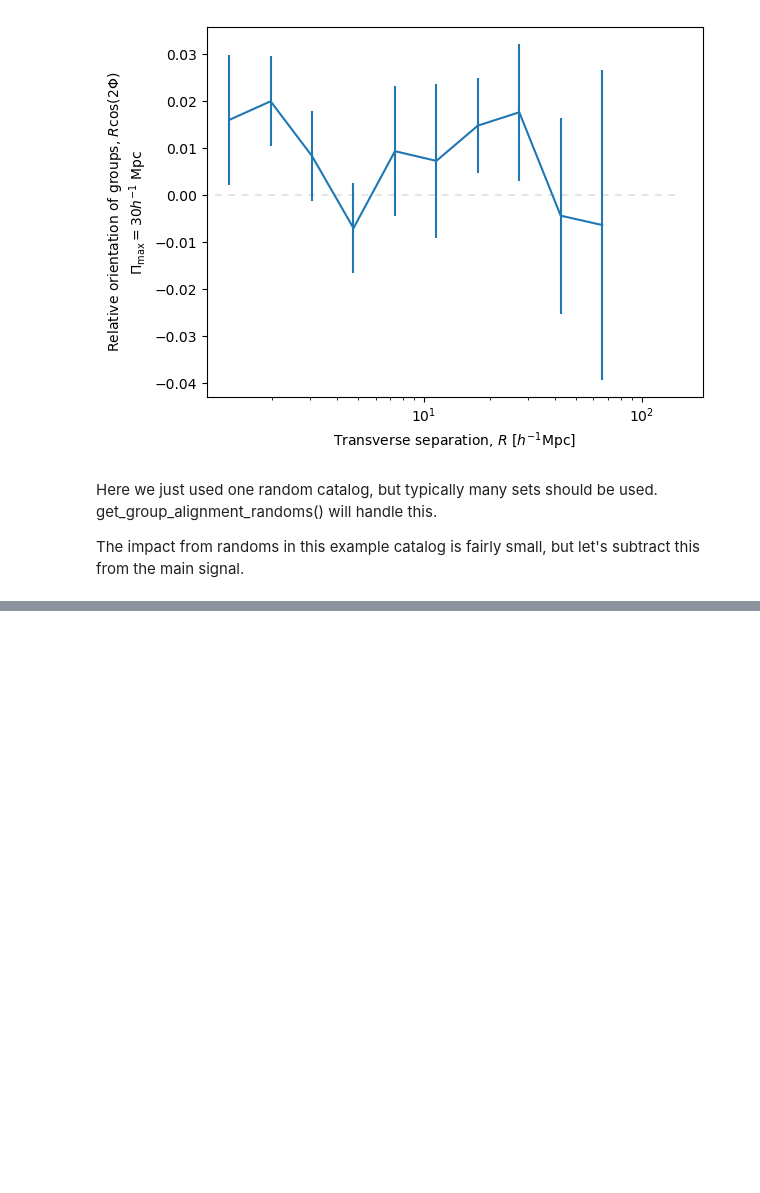
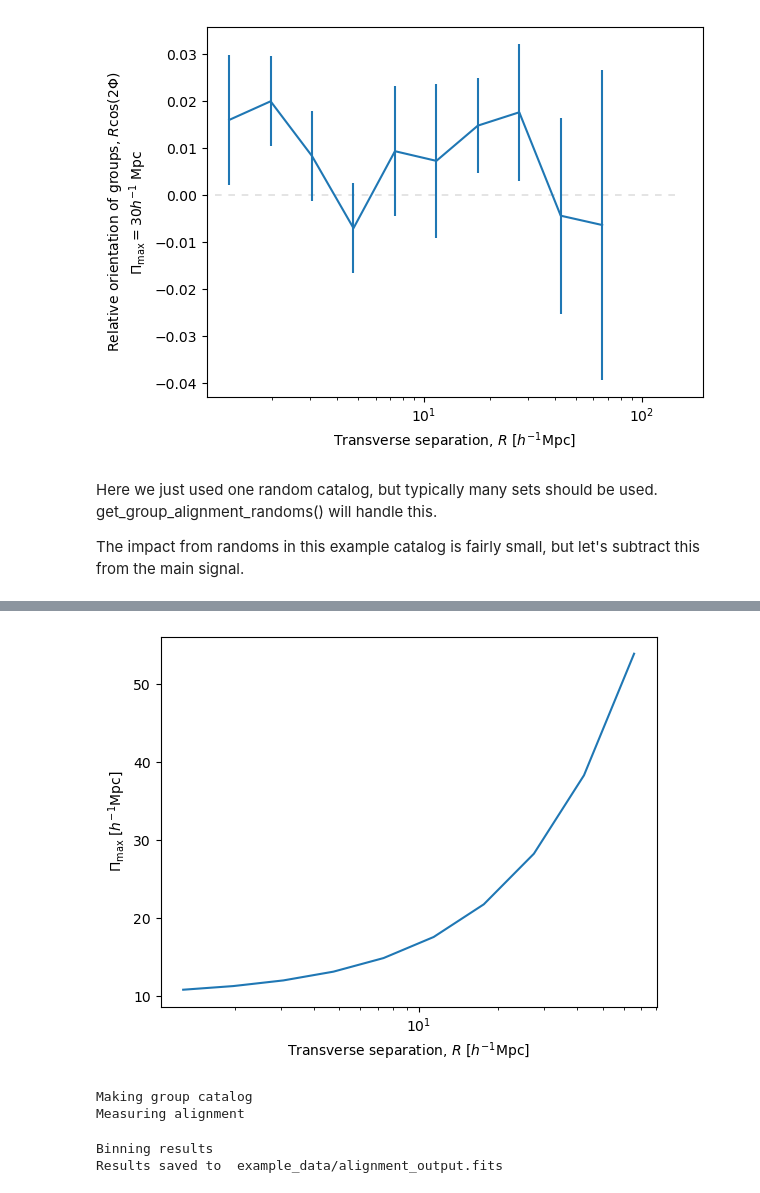
Before and after one commit to cmlamman/spec-IA, a Jupyter notebook: basic_group_alignment.ipynb, the cells around one changed output, grey strips where cells are left out. Cells and saved outputs as stored; diff of their text form; code cells hidden in the pictures; blank space fills up the shorter version.

Commit message:
added functionality for sliding pimax

```diff
--- a/basic_group_alignment.ipynb
+++ b/basic_group_alignment.ipynb
@@ -77,0 +89,16 @@ plt.plot([0,150], [0,0], color='grey', linewidth=.3, zorder=0, dashes=(16,16));
+# %%
+plt.plot(bin_centers, sliding_pimax(bin_centers))
+plt.xlabel(r'Transverse separation, $R$ [$h^{-1}$Mpc]')
+plt.ylabel(r'$\Pi_{\rm max}$ [$h^{-1}$Mpc]');
+plt.xscale('log');
+# %% [output]
+[figure, added]
+# %%
+# finding and measuring the alignment of groups in the example catalog. This may take about a minute.
+alignment_result_slidingPimax = get_group_alignment(galaxy_catalog, print_progress=True,
+                                       n_sky_regions=10, max_proj_sep=80, max_neighbors=1000, n_Rbins=10, save_path='example_data/alignment_output.fits', use_sliding_pimax=True)
+# %% [output]
+Making group catalog
+Measuring alignment
+Binning results
+Results saved to  example_data/alignment_output.fits
```
Also changed, not shown: parts of 9 cells of this notebook, 6 other files.
